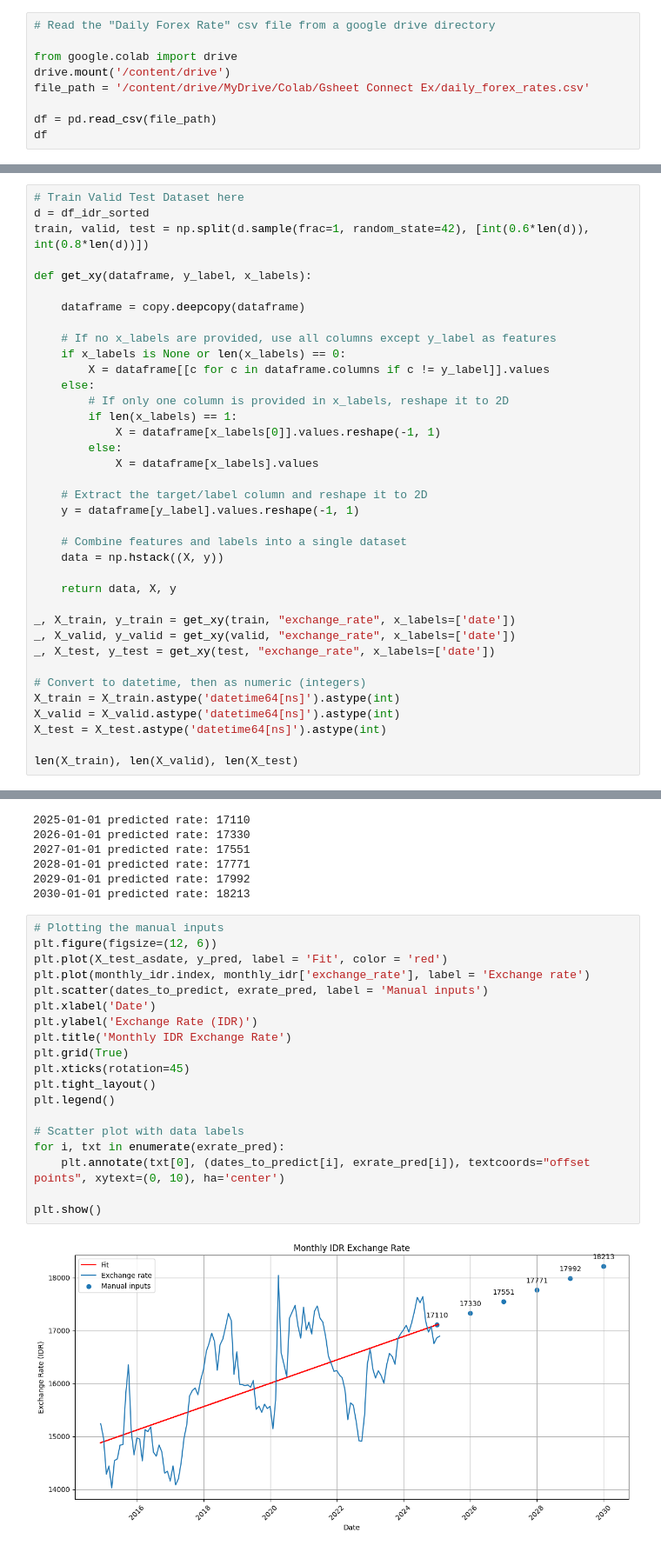
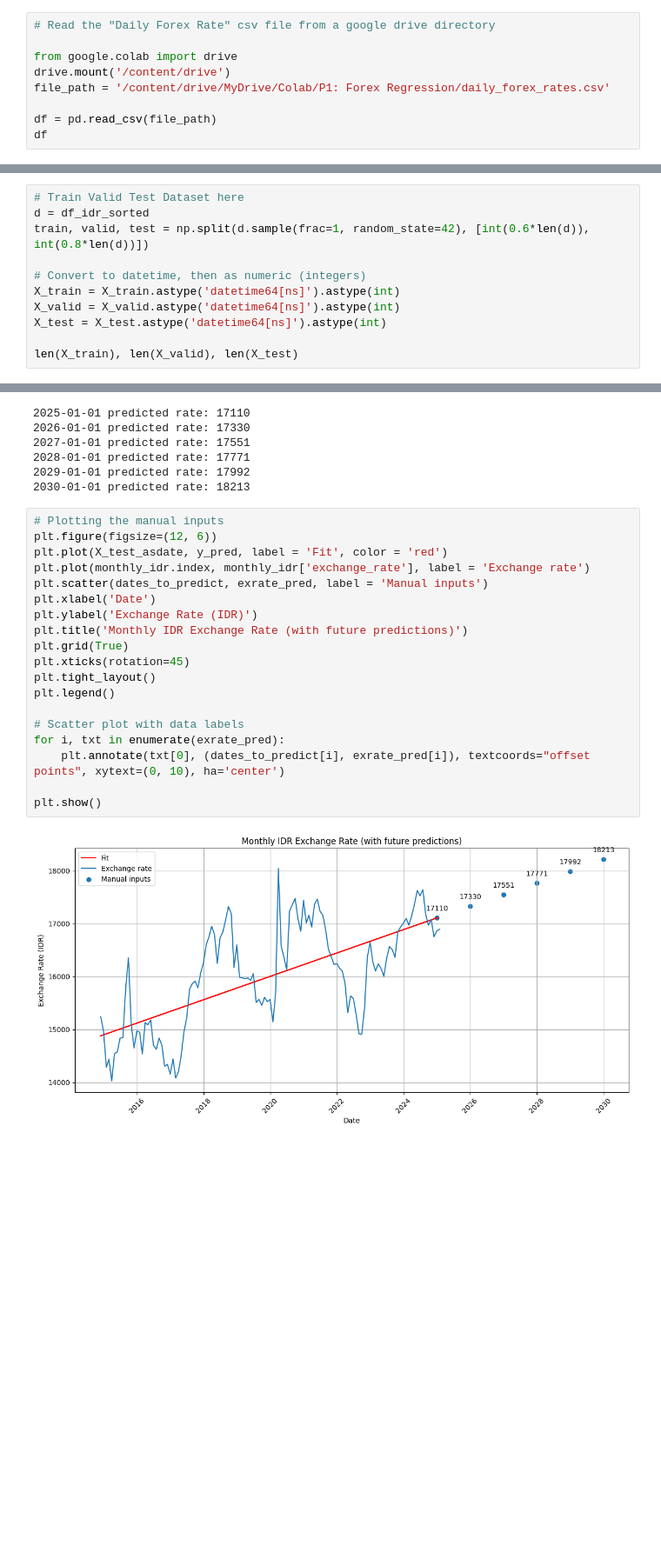
Before and after one commit to rizkyfernanda/P1--Predicting-Forex-Regression, a Jupyter notebook: Forex Regression.ipynb, the cells around one changed output, grey strips where cells are left out. Shown: that part at 87% size. Saved outputs shown, nothing was run; the diff lists cells and outputs as text; blank space fills up the shorter version.

```diff
--- a/Forex Regression.ipynb
+++ b/Forex Regression.ipynb
@@ -15,7 +21,7 @@ from sklearn.linear_model import LinearRegression
 
 from google.colab import drive
 drive.mount('/content/drive')
-file_path = '/content/drive/MyDrive/Colab/Gsheet Connect Ex/daily_forex_rates.csv'
+file_path = '/content/drive/MyDrive/Colab/P1: Forex Regression/daily_forex_rates.csv'
 
 df = pd.read_csv(file_path)
 df
@@ -86,32 +92,6 @@ plt.show()
 # Train Valid Test Dataset here
 d = df_idr_sorted
 train, valid, test = np.split(d.sample(frac=1, random_state=42), [int(0.6*len(d)), int(0.8*len(d))])
-
-def get_xy(dataframe, y_label, x_labels):
-
-    dataframe = copy.deepcopy(dataframe)
-
-    # If no x_labels are provided, use all columns except y_label as features
-    if x_labels is None or len(x_labels) == 0:
-        X = dataframe[[c for c in dataframe.columns if c != y_label]].values
-    else:
-        # If only one column is provided in x_labels, reshape it to 2D
-        if len(x_labels) == 1:
-            X = dataframe[x_labels[0]].values.reshape(-1, 1)
-        else:
-            X = dataframe[x_labels].values
-
-    # Extract the target/label column and reshape it to 2D
-    y = dataframe[y_label].values.reshape(-1, 1)
-
-    # Combine features and labels into a single dataset
-    data = np.hstack((X, y))
-
-    return data, X, y
-
-_, X_train, y_train = get_xy(train, "exchange_rate", x_labels=['date'])
-_, X_valid, y_valid = get_xy(valid, "exchange_rate", x_labels=['date'])
-_, X_test, y_test = get_xy(test, "exchange_rate", x_labels=['date'])
 
 # Convert to datetime, then as numeric (integers)
 X_train = X_train.astype('datetime64[ns]').astype(int)
@@ -178,21 +158,21 @@ for i in range(len(dates_to_predict)):
 # %%
 # Plotting the manual inputs
 plt.figure(figsize=(12, 6))
 plt.plot(X_test_asdate, y_pred, label = 'Fit', color = 'red')
 plt.plot(monthly_idr.index, monthly_idr['exchange_rate'], label = 'Exchange rate')
 plt.scatter(dates_to_predict, exrate_pred, label = 'Manual inputs')
 plt.xlabel('Date')
 plt.ylabel('Exchange Rate (IDR)')
-plt.title('Monthly IDR Exchange Rate')
+plt.title('Monthly IDR Exchange Rate (with future predictions)')
 plt.grid(True)
 plt.xticks(rotation=45)
 plt.tight_layout()
 plt.legend()
 
 # Scatter plot with data labels
 for i, txt in enumerate(exrate_pred):
     plt.annotate(txt[0], (dates_to_predict[i], exrate_pred[i]), textcoords="offset points", xytext=(0, 10), ha='center')
 
 plt.show()
 # %% [output]
-[figure, old version]
+[figure, new version]
```
Also changed, not shown: parts of 13 cells of this notebook.
